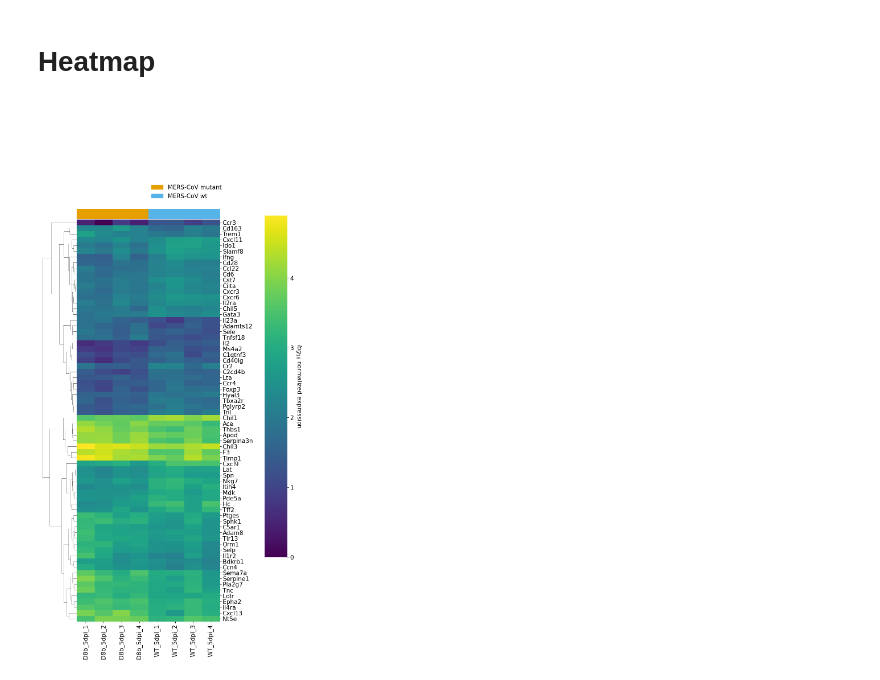
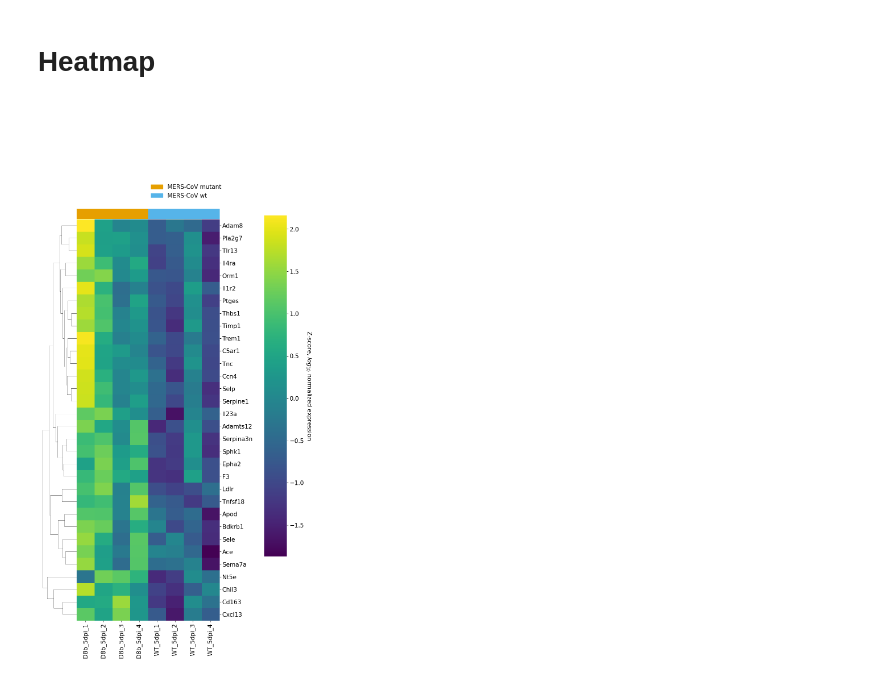
Before and after one commit to wckdouglas/MERS-CoV-mouse, a Jupyter notebook: code/results.ipynb, the cells around one changed output. Cells and saved outputs as stored; diff of their text form; code cells hidden in the pictures.

Commit message:
updated figures

```diff
--- a/code/results.ipynb
+++ b/code/results.ipynb
@@ -318,6 +315,7 @@ def plot_heatmap(
     figsize=(10, 20),
     sample_coloring="infection",
     diff_expr_gene_only=False,
+    zscore_normalize=False,
 ):
     if diff_expr_gene_only:
         gene_list_diff = (
@@ -355,6 +353,7 @@ def plot_heatmap(
         col_cluster=False,
         colors_ratio=0.02,
         cbar_pos=(1, 0.2, 0.1, 0.6),
+        z_score=0 if zscore_normalize else None,
     )
     color_encoder.show_legend(
         ax=p.ax_heatmap, bbox_to_anchor=(1.05, 1.1), frameon=False, fontsize=15
@@ -366,17 +365,22 @@ def plot_heatmap(
     p.ax_heatmap.set_ylabel("")
     p.ax_heatmap.set_xlabel("")
 
-    p.ax_cbar.set_ylabel(
-        "$log_{10}$ normalized expression", va="bottom", rotation=270, fontsize=15
-    )
+    if zscore_normalize:
+        cbar_label = "Z-score, $log_{10}$ normalized expression"
+    else:
+        cbar_label = "$log_{10}$ normalized expression"
+    p.ax_cbar.set_ylabel(cbar_label, va="bottom", rotation=270, fontsize=15)
     return p
 # %%
+gene_list = "Chil3;Cd163;Cxcl13;Thbs1;Il4ra;Serpine1;F3;Nt5e;Tnfsf18;Adam8;C5ar1;Serpina3n;Ccn4;Bdkrb1;Adamts12;Orm1;Sphk1;Sema7a;Tnc;Sele;Epha2;Selp;Apod;Pla2g7;Timp1;Ldlr;Ptges;Ace;Il1r2;Trem1;Il23a;Tlr13"
+gene_list = gene_list.split(";")
 p = plot_heatmap(
     "comparison_3",
-    gene_list=pathway_index["GOBP_INFLAMMATORY_RESPONSE"].genes,
+    gene_list=gene_list,
     figsize=(8, 20),
     diff_expr_gene_only=True,
+    zscore_normalize=True,
 )
-p.savefig(FIGURE_PATH / "5d_heatmap.tiff", bbox_inches="tight")
+p.savefig(FIGURE_PATH / "5d_heatmap_upregulated.tiff", bbox_inches="tight")
 # %% [output]
-[figure, old version]
+[figure, new version]
```
Also changed, not shown: parts of 10 cells of this notebook.
